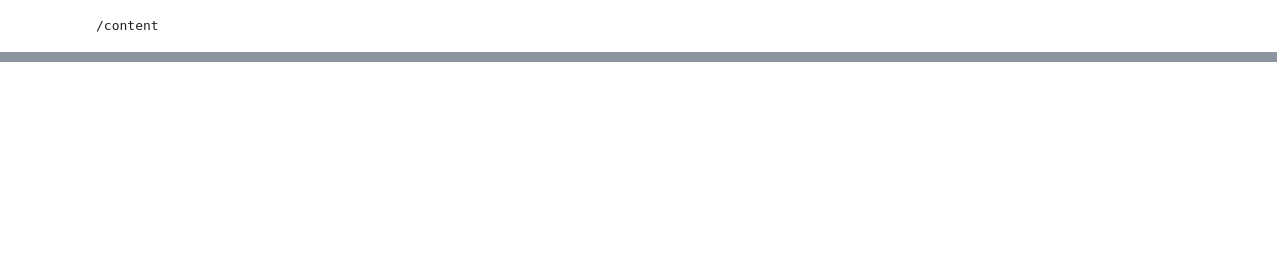
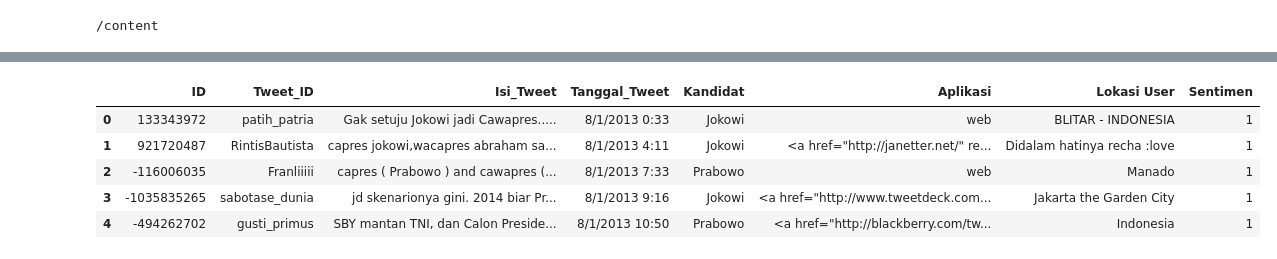
Before and after one commit to nurrizkyimani/bahasa_pretrained, a Jupyter notebook: bahasa_pretrained.ipynb, the cells around one changed output, grey strips where cells are left out. Saved outputs shown, nothing was run; the diff lists cells and outputs as text; code cells hidden in the pictures; blank space fills up the shorter version.

```diff
--- a/bahasa_pretrained.ipynb
+++ b/bahasa_pretrained.ipynb
@@ -54,0 +34,13 @@ FileNotFoundError: ignored
+# %%
+url = 'https://raw.githubusercontent.com/aliakbars/bilp/master/sample/capres2014-2.1.csv'
+# df1 = pd.read_csv(url, error_bad_lines=False)
+df = pd.read_csv(url, error_bad_lines=False, encoding='latin1')
+# %%
+df.head()
+# %% [output]
+|  | ID | Tweet_ID | Isi_Tweet | Tanggal_Tweet | Kandidat | Aplikasi | Lokasi User | Sentimen |
+| 0 | 133343972 | patih_patria | Gak setuju Jokowi jadi Cawapres..... | 8/1/2013 0:33 | Jokowi | web | BLITAR - INDONESIA | 1 |
+| 1 | 921720487 | RintisBautista | capres jokowi,wacapres abraham sa... | 8/1/2013 4:11 | Jokowi | <a href="http://janetter.net/" re... | Didalam hatinya recha :love | 1 |
+| 2 | -116006035 | Franliiiii | capres ( Prabowo ) and cawapres (... | 8/1/2013 7:33 | Prabowo | web | Manado | 1 |
+| 3 | -1035835265 | sabotase_dunia | jd skenarionya gini. 2014 biar Pr... | 8/1/2013 9:16 | Jokowi | <a href="http://www.tweetdeck.com... | Jakarta the Garden City | 1 |
+| 4 | -494262702 | gusti_primus | SBY mantan TNI, dan Calon Preside... | 8/1/2013 10:50 | Prabowo | <a href="http://blackberry.com/tw... | Indonesia | 1 |
```
Also changed, not shown: parts of 21 cells of this notebook.
